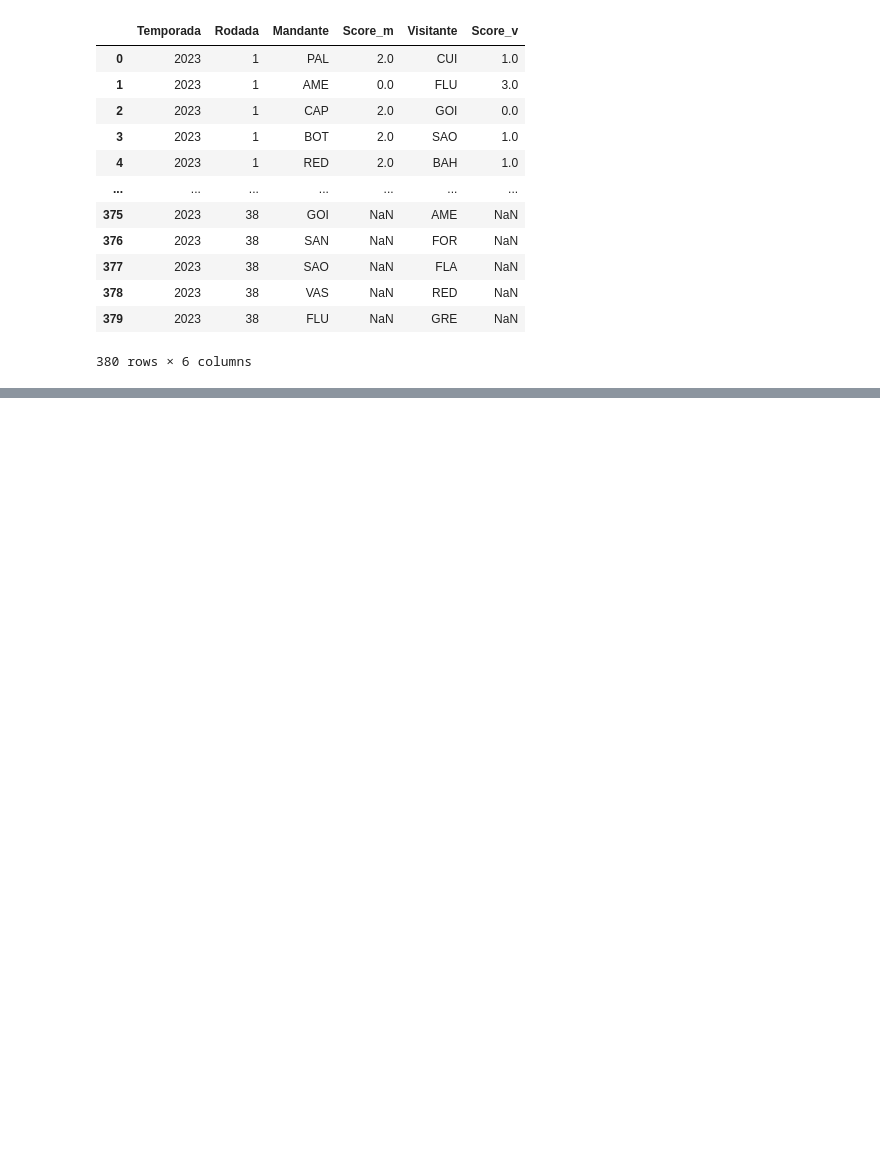
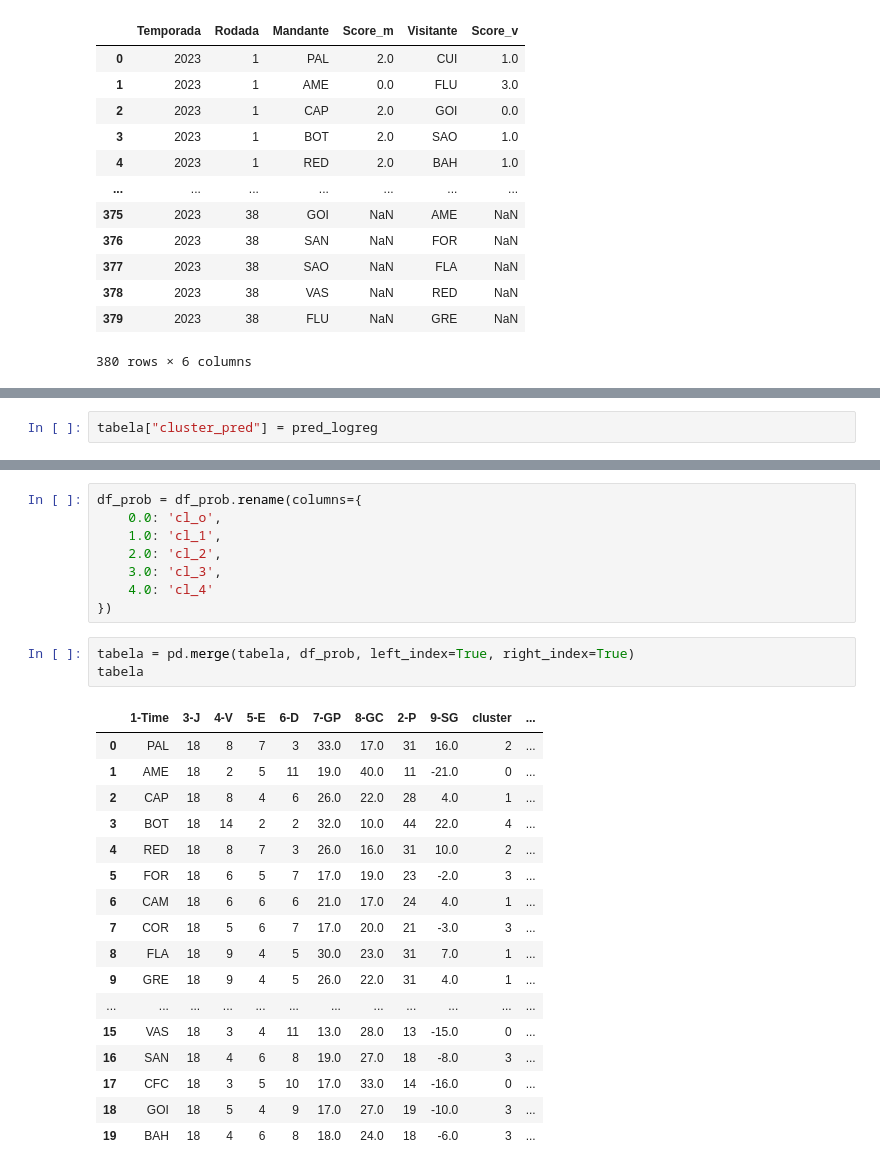
Before and after one commit to Samuca23/dashboard-brasileirao, a Jupyter notebook: teste2023.ipynb, the cells around one changed output, grey strips where cells are left out. Cells and saved outputs as stored; diff of their text form; blank space fills up the shorter version.

```diff
--- a/teste2023.ipynb
+++ b/teste2023.ipynb
@@ -274,0 +312,2 @@ tabela_sort.style.background_gradient(cmap='Blues')
+# %%
+tabela["cluster_pred"] = pred_logreg
@@ -274,0 +332,29 @@ tabela_sort.style.background_gradient(cmap='Blues')
+# %%
+df_prob = df_prob.rename(columns={
+    0.0: 'cl_o',
+    1.0: 'cl_1',
+    2.0: 'cl_2',
+    3.0: 'cl_3',
+    4.0: 'cl_4'
+})
+# %%
+tabela = pd.merge(tabela, df_prob, left_index=True, right_index=True)
+tabela
+# %% [output]
+|  | 1-Time | 3-J | 4-V | 5-E | 6-D | 7-GP | 8-GC | 2-P | 9-SG | cluster | ... |
+| 0 | PAL | 18 | 8 | 7 | 3 | 33.0 | 17.0 | 31 | 16.0 | 2 | ... |
+| 1 | AME | 18 | 2 | 5 | 11 | 19.0 | 40.0 | 11 | -21.0 | 0 | ... |
+| 2 | CAP | 18 | 8 | 4 | 6 | 26.0 | 22.0 | 28 | 4.0 | 1 | ... |
+| 3 | BOT | 18 | 14 | 2 | 2 | 32.0 | 10.0 | 44 | 22.0 | 4 | ... |
+| 4 | RED | 18 | 8 | 7 | 3 | 26.0 | 16.0 | 31 | 10.0 | 2 | ... |
+| 5 | FOR | 18 | 6 | 5 | 7 | 17.0 | 19.0 | 23 | -2.0 | 3 | ... |
+| 6 | CAM | 18 | 6 | 6 | 6 | 21.0 | 17.0 | 24 | 4.0 | 1 | ... |
+| 7 | COR | 18 | 5 | 6 | 7 | 17.0 | 20.0 | 21 | -3.0 | 3 | ... |
+| 8 | FLA | 18 | 9 | 4 | 5 | 30.0 | 23.0 | 31 | 7.0 | 1 | ... |
+| 9 | GRE | 18 | 9 | 4 | 5 | 26.0 | 22.0 | 31 | 4.0 | 1 | ... |
+| ... | ... | ... | ... | ... | ... | ... | ... | ... | ... | ... | ... |
+| 15 | VAS | 18 | 3 | 4 | 11 | 13.0 | 28.0 | 13 | -15.0 | 0 | ... |
+| 16 | SAN | 18 | 4 | 6 | 8 | 19.0 | 27.0 | 18 | -8.0 | 3 | ... |
+| 17 | CFC | 18 | 3 | 5 | 10 | 17.0 | 33.0 | 14 | -16.0 | 0 | ... |
+| 18 | GOI | 18 | 5 | 4 | 9 | 17.0 | 27.0 | 19 | -10.0 | 3 | ... |
+| 19 | BAH | 18 | 4 | 6 | 8 | 18.0 | 24.0 | 18 | -6.0 | 3 | ... |
```
Also changed, not shown: parts of 29 cells of this notebook, 4 other files.
